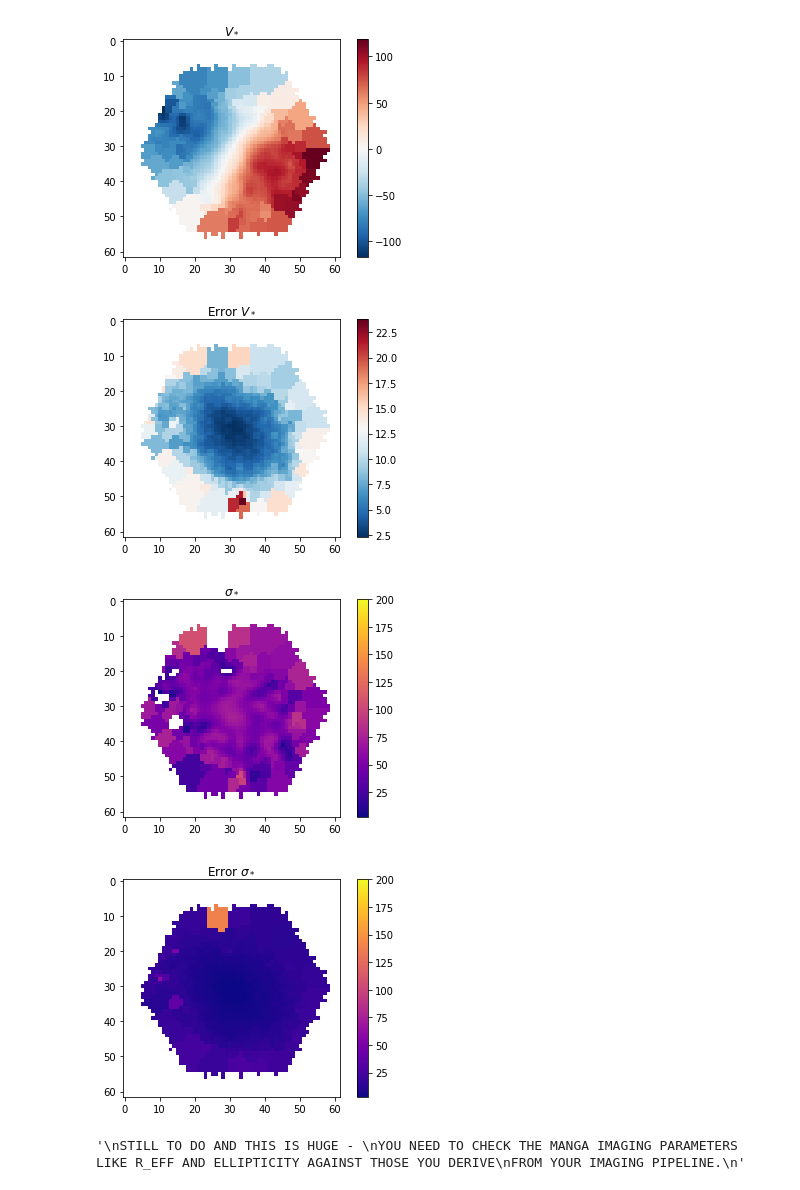
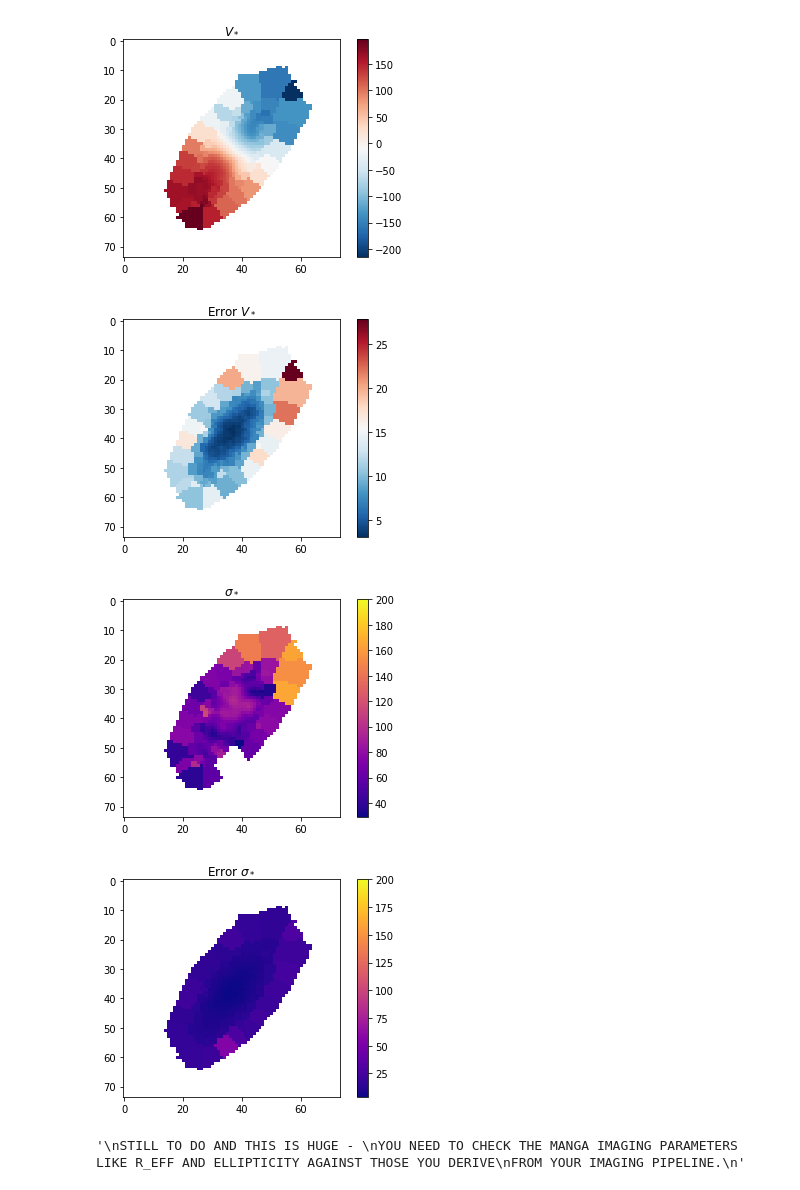
Before and after one commit to beckynevin/MaNGA_Kinemetry_Tool, a Jupyter notebook: Extract_Kinemetry_txt.ipynb, the cells around one changed output. Saved outputs shown, nothing was run; the diff lists cells and outputs as text; code cells hidden in the pictures.

```diff
--- a/Extract_Kinemetry_txt.ipynb
+++ b/Extract_Kinemetry_txt.ipynb
@@ -38,7 +38,7 @@ print(config.token)
 #8332-12701
 
 # Check to see if this map loads remotely, if so you are good to go-
-plateids = ['8603-9102']# this is my favorite galaxy
+plateids = ['7443-12705']# this is my favorite galaxy
 Maps(plateids[0]).download()
 
 maps = [Maps(plateid) for plateid in plateids]
@@ -101,7 +101,7 @@ SDSS_ACCESS> Done!
-[figure, old version]
+[figure, new version]
-[figure, old version]
+[figure, new version]
-[figure, old version]
+[figure, new version]
-[figure, old version]
+[figure, new version]
 # %%
 '''
 STILL TO DO AND THIS IS HUGE -
```
Also changed, not shown: parts of 2 cells of this notebook.
